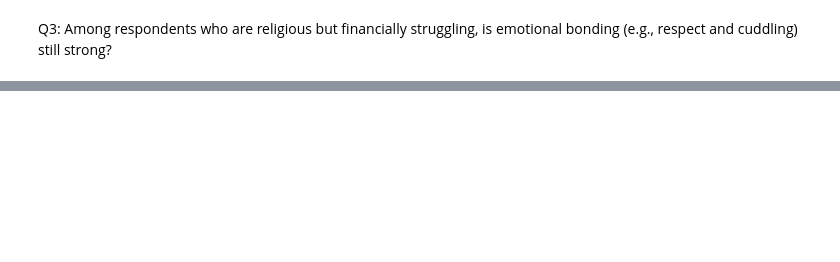
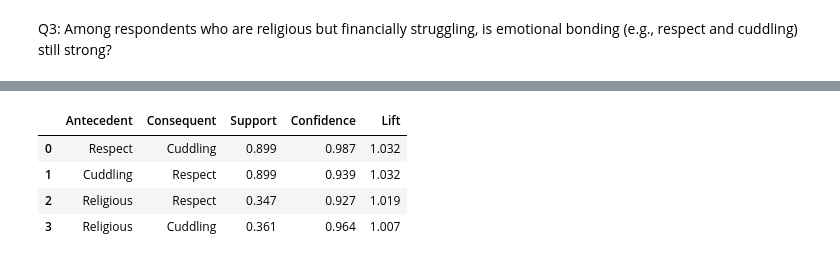
Before and after one commit to MelvinSiaw/Data-Mining, a Jupyter notebook: question3.ipynb, the cells around one changed output, grey strips where cells are left out. Saved outputs shown, nothing was run; the diff lists cells and outputs as text; code cells hidden in the pictures; blank space fills up the shorter version.

```diff
--- a/question3.ipynb
+++ b/question3.ipynb
@@ -168,0 +191,86 @@ rules[['antecedents', 'consequents', 'support', 'confidence', 'lift']]
+# %%
+import pandas as pd
+from itertools import combinations
+from collections import defaultdict
+import matplotlib.pyplot as plt
+import seaborn as sns
+
+# Load dataset
+df = pd.read_csv("Marital-satisfaction_Data (1).csv")
+
+# Rename unnamed columns (emotional bonding)
+df.rename(columns={df.columns[16]: "Cuddling", df.columns[17]: "Respect"}, inplace=True)
+
+# Convert bonding columns to float
+df["Cuddling"] = df["Cuddling"].astype(float)
+df["Respect"] = df["Respect"].astype(float)
+
+# Create binary flags
+df["Strong_Cuddling"] = df["Cuddling"] <= 2  # Yes / Rather Yes
+df["Strong_Respect"] = df["Respect"] <= 2
+df["Is_Religious"] = df["Religiosity"] >= 5
+df["Is_Struggling"] = df["Material_status"] >= 4
+
+# Build transaction list
+def label_items(row):
+    items = []
+    if row["Is_Religious"]:
+        items.append("Religious")
+    if row["Is_Struggling"]:
+        items.append("Struggling")
+    if row["Strong_Cuddling"]:
+        items.append("Cuddling")
+    if row["Strong_Respect"]:
+        items.append("Respect")
+    return items
+
+transactions = df.apply(label_items, axis=1)
+
+# Rule mining parameters
+min_support = 0.1
+min_confidence = 0.6
+
+# Count items and item pairs
+item_counts = defaultdict(int)
+pair_counts = defaultdict(int)
+num_transactions = len(transactions)
+
+for items in transactions:
+    unique_items = set(items)
+    for item in unique_items:
+        item_counts[item] += 1
+    for pair in combinations(unique_items, 2):
+        pair_counts[frozenset(pair)] += 1
+
+# Generate rules
+rules = []
+for pair, pair_count in pair_counts.items():
+    items = list(pair)
+    for i in range(2):
+        antecedent = items[i]
+        consequent = items[1 - i]
+        support = pair_count / num_transactions
+        confidence = pair_count / item_counts[antecedent]
+        lift = confidence / (item_counts[consequent] / num_transactions)
+        if support >= min_support and confidence >= min_confidence:
+            rules.append({
+                "Antecedent": antecedent,
+                "Consequent": consequent,
+                "Support": round(support, 3),
+                "Confidence": round(confidence, 3),
+                "Lift": round(lift, 3)
+            })
+
+# Convert to DataFrame
+rules_df = pd.DataFrame(rules)
+rules_df.sort_values(by="Lift", ascending=False, inplace=True)
+rules_df.reset_index(drop=True, inplace=True)
+
+# Display rule table
+rules_df
+# %% [output]
+|  | Antecedent | Consequent | Support | Confidence | Lift |
+| 0 | Respect | Cuddling | 0.899 | 0.987 | 1.032 |
+| 1 | Cuddling | Respect | 0.899 | 0.939 | 1.032 |
+| 2 | Religious | Respect | 0.347 | 0.927 | 1.019 |
+| 3 | Religious | Cuddling | 0.361 | 0.964 | 1.007 |
```
Also changed, not shown: parts of 22 cells of this notebook.
